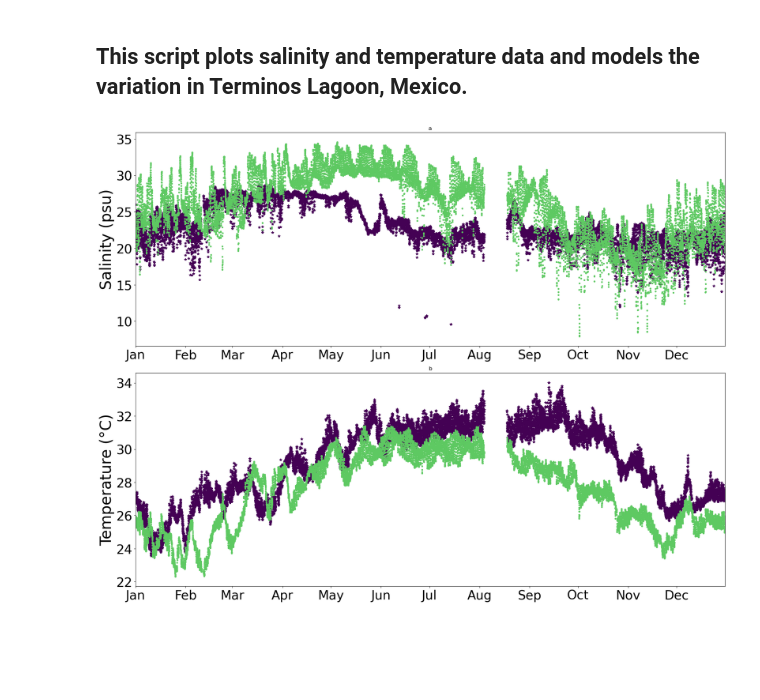
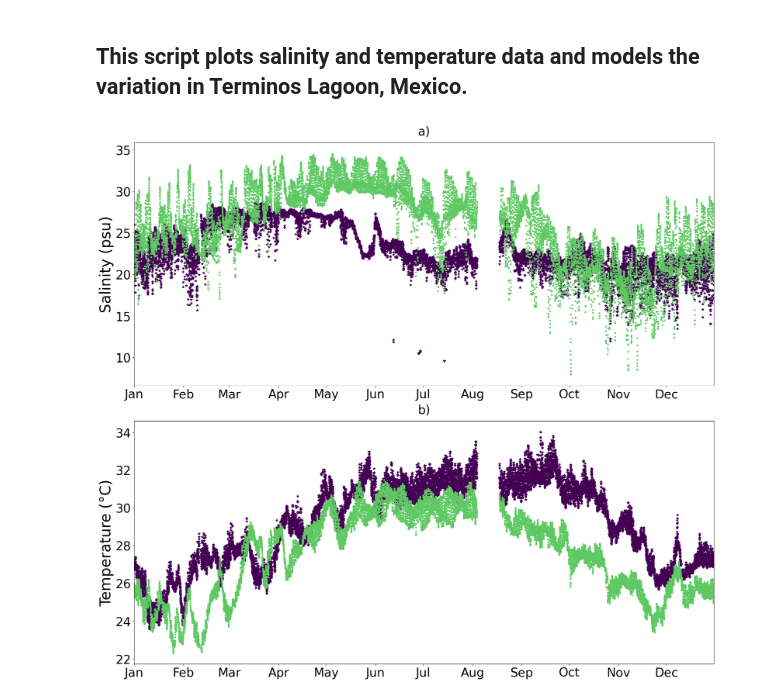
Before and after one commit to gilbertoCM/terminosWaterAge, a Jupyter notebook: scrips/salinity_temperature_model_data_plot.ipynb, the cells around one changed output. Saved outputs shown, nothing was run; the diff lists cells and outputs as text; code cells hidden in the pictures; blank space fills up the shorter version.

Commit message:
ya esta limpio el subplot

```diff
--- a/scrips/salinity_temperature_model_data_plot.ipynb
+++ b/scrips/salinity_temperature_model_data_plot.ipynb
@@ -124,32 +124,35 @@ def plot_time_series(df, time, var1, var2, ylabel, ax=None):
     plt.rc("pdf", fonttype=42)
 # %%
 # Create a subplot with 2 rows and 1 column
-
-fig, axs = plt.subplots(2, 1, figsize=(20, 15))
+fig, axs = plt.subplots(2, 1, figsize=(20, 18))
 
 # Plot data field and model salinity
 plot_time_series(terminos_sal_temp,
                  "Time_model",
                  "salinity_psu",
                  "Salinity_psu_model",
                  "Salinity (psu)",
                  ax=axs[0]  # Plot on the first subplot
                  )
+axs[0].set_title('a)', y=1.02, fontsize=28)  # Set title for the first subplot
 
 # Plot data field and temperature
 plot_time_series(terminos_sal_temp,
                  "Time_model",
                  "Temp_C_average",
                  "Temperature_C_model",
                  "Temperature (°C)",
                  ax=axs[1]  # Plot on the second subplot
                  )
-axs[1].set_title('b')  # Set title for the second subplot
+axs[1].set_title('b)', y=1.02, fontsize=28)  # Set title for the second subplot
 
 # Adjust the space between the plots
 plt.tight_layout()
 
+# Save the plot to a PDF file
+plt.savefig('../output_files/sal_temp_model_vs_data.pdf', format='pdf')
+
 # Show the plot
 plt.show()
 # %% [output]
-[figure, old version]
+[figure, new version]
```
